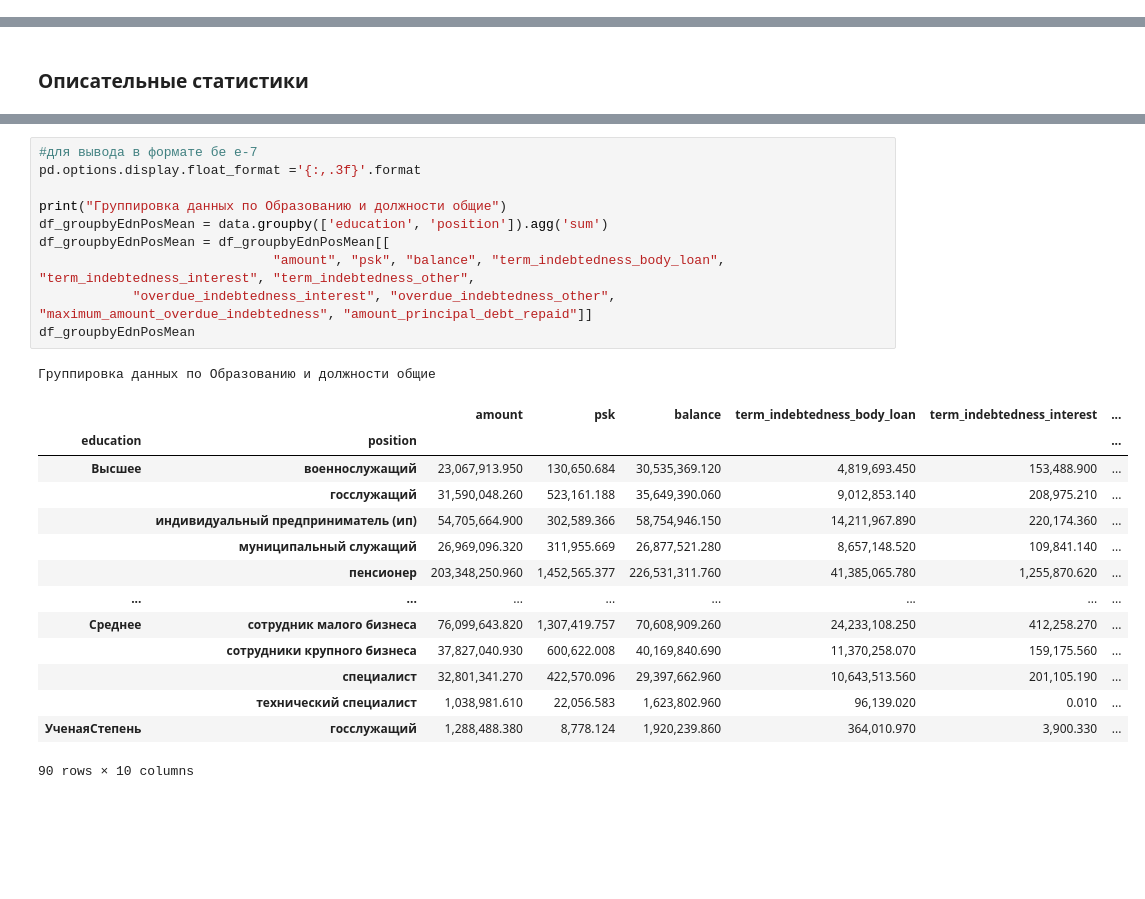
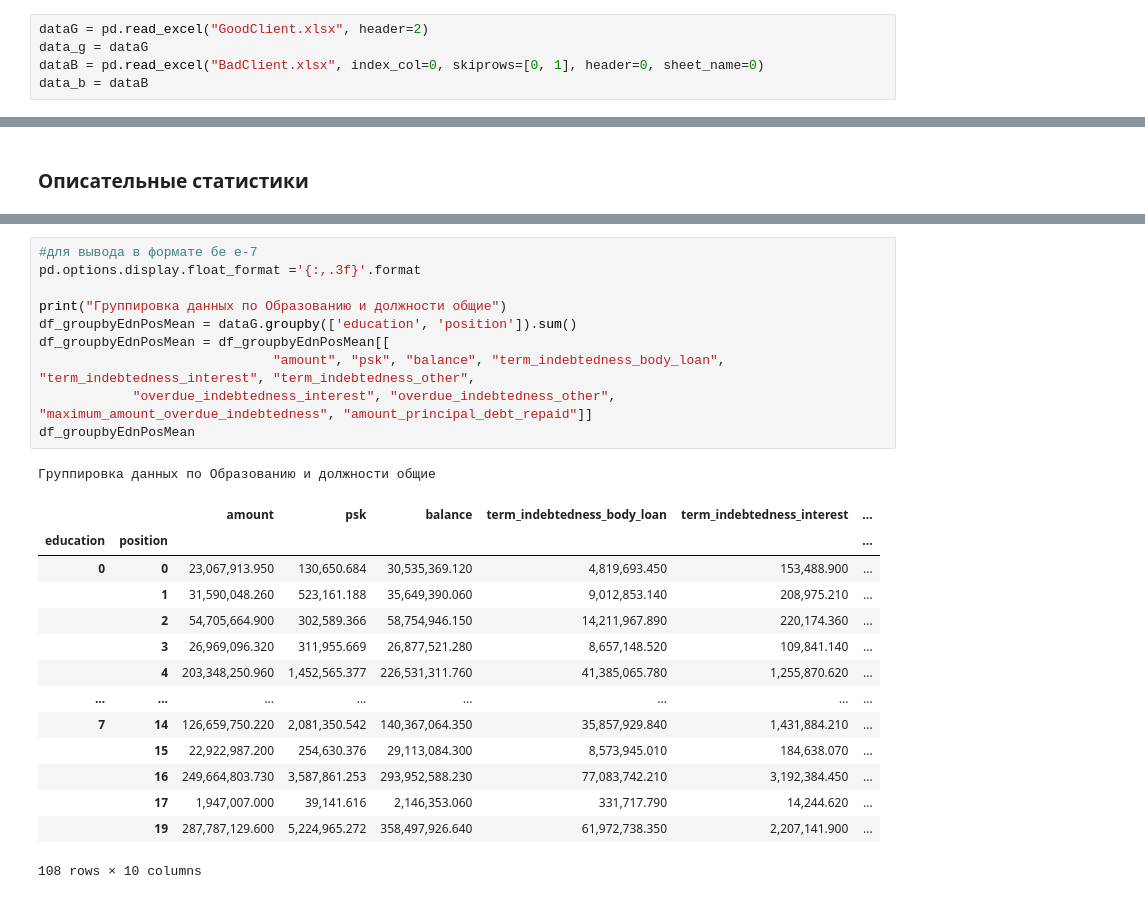
Before and after one commit to Mikhail-068/Scoring, a Jupyter notebook: VolkovKA/Pandas_скоринг_Good_клиентов.ipynb, the cells around one changed output, grey strips where cells are left out. Drawn from its saved outputs; the diff is of its cells as text; blank space fills up the shorter version.

```diff
--- a/VolkovKA/Pandas_скоринг_Good_клиентов.ipynb
+++ b/VolkovKA/Pandas_скоринг_Good_клиентов.ipynb
@@ -33,0 +16,5 @@ data
+# %%
+dataG = pd.read_excel("GoodClient.xlsx", header=2)
+data_g = dataG
+dataB = pd.read_excel("BadClient.xlsx", index_col=0, skiprows=[0, 1], header=0, sheet_name=0)
+data_b = dataB
@@ -253,26 +356,26 @@ df_groupbyEdnPosMean
 # %%
 #для вывода в формате бе е-7
 pd.options.display.float_format ='{:,.3f}'.format
 
 print("Группировка данных по Образованию и должности общие")
-df_groupbyEdnPosMean = data.groupby(['education', 'position']).agg('sum')
+df_groupbyEdnPosMean = dataG.groupby(['education', 'position']).sum()
 df_groupbyEdnPosMean = df_groupbyEdnPosMean[[
                               "amount", "psk", "balance", "term_indebtedness_body_loan", "term_indebtedness_interest", "term_indebtedness_other",
             "overdue_indebtedness_interest", "overdue_indebtedness_other", "maximum_amount_overdue_indebtedness", "amount_principal_debt_repaid"]]
 df_groupbyEdnPosMean
 # %% [output]
 Группировка данных по Образованию и должности общие
 |  |  | amount | psk | balance | term_indebtedness_body_loan | term_indebtedness_interest | ... |
 | education | position |  |  |  |  |  | ... |
-| Высшее | военнослужащий | 23,067,913.950 | 130,650.684 | 30,535,369.120 | 4,819,693.450 | 153,488.900 | ... |
-|  | госслужащий | 31,590,048.260 | 523,161.188 | 35,649,390.060 | 9,012,853.140 | 208,975.210 | ... |
-|  | индивидуальный предприниматель (ип) | 54,705,664.900 | 302,589.366 | 58,754,946.150 | 14,211,967.890 | 220,174.360 | ... |
-|  | муниципальный служащий | 26,969,096.320 | 311,955.669 | 26,877,521.280 | 8,657,148.520 | 109,841.140 | ... |
-|  | пенсионер | 203,348,250.960 | 1,452,565.377 | 226,531,311.760 | 41,385,065.780 | 1,255,870.620 | ... |
+| 0 | 0 | 23,067,913.950 | 130,650.684 | 30,535,369.120 | 4,819,693.450 | 153,488.900 | ... |
+|  | 1 | 31,590,048.260 | 523,161.188 | 35,649,390.060 | 9,012,853.140 | 208,975.210 | ... |
+|  | 2 | 54,705,664.900 | 302,589.366 | 58,754,946.150 | 14,211,967.890 | 220,174.360 | ... |
+|  | 3 | 26,969,096.320 | 311,955.669 | 26,877,521.280 | 8,657,148.520 | 109,841.140 | ... |
+|  | 4 | 203,348,250.960 | 1,452,565.377 | 226,531,311.760 | 41,385,065.780 | 1,255,870.620 | ... |
 | ... | ... | ... | ... | ... | ... | ... | ... |
-| Среднее | сотрудник малого бизнеса | 76,099,643.820 | 1,307,419.757 | 70,608,909.260 | 24,233,108.250 | 412,258.270 | ... |
-|  | сотрудники крупного бизнеса | 37,827,040.930 | 600,622.008 | 40,169,840.690 | 11,370,258.070 | 159,175.560 | ... |
-|  | специалист | 32,801,341.270 | 422,570.096 | 29,397,662.960 | 10,643,513.560 | 201,105.190 | ... |
-|  | технический специалист | 1,038,981.610 | 22,056.583 | 1,623,802.960 | 96,139.020 | 0.010 | ... |
-| УченаяСтепень | госслужащий | 1,288,488.380 | 8,778.124 | 1,920,239.860 | 364,010.970 | 3,900.330 | ... |
+| 7 | 14 | 126,659,750.220 | 2,081,350.542 | 140,367,064.350 | 35,857,929.840 | 1,431,884.210 | ... |
+|  | 15 | 22,922,987.200 | 254,630.376 | 29,113,084.300 | 8,573,945.010 | 184,638.070 | ... |
+|  | 16 | 249,664,803.730 | 3,587,861.253 | 293,952,588.230 | 77,083,742.210 | 3,192,384.450 | ... |
+|  | 17 | 1,947,007.000 | 39,141.616 | 2,146,353.060 | 331,717.790 | 14,244.620 | ... |
+|  | 19 | 287,787,129.600 | 5,224,965.272 | 358,497,926.640 | 61,972,738.350 | 2,207,141.900 | ... |
-90 rows × 10 columns
+108 rows × 10 columns
```
Also changed, not shown: parts of 32 cells of this notebook.
